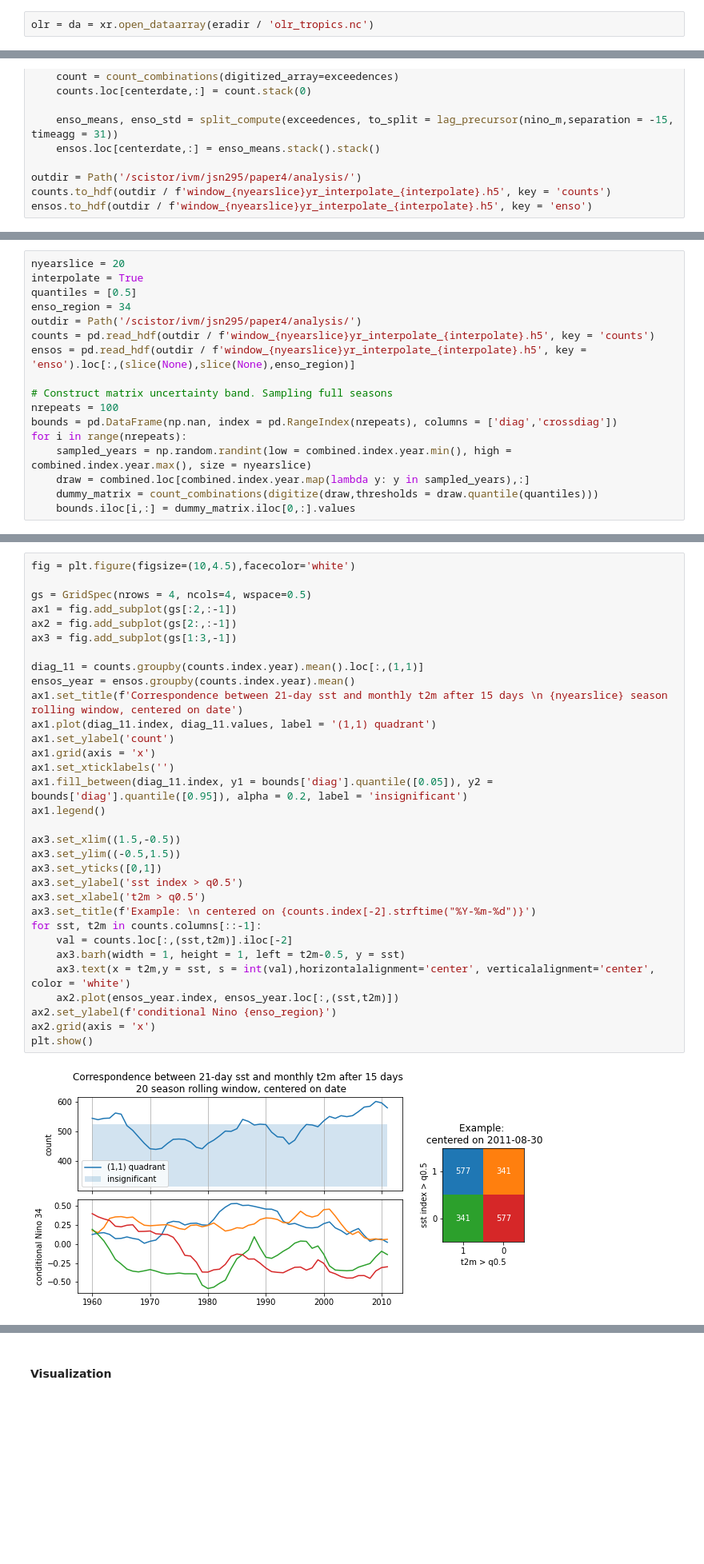
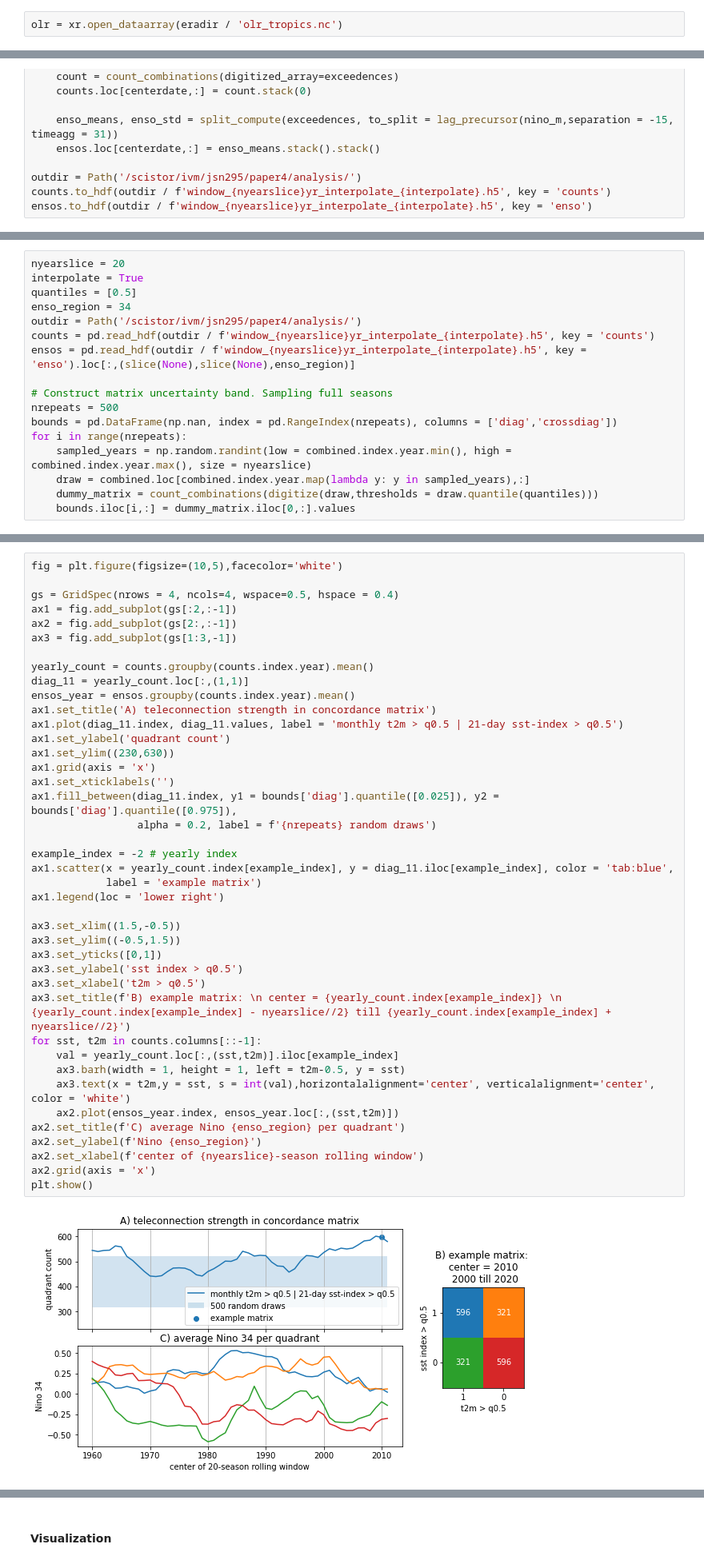
Before and after one commit to chiemvs/telegates, a Jupyter notebook: Explore.ipynb, the cells around one changed output, grey strips where cells are left out. Shown at 80% size. Saved outputs shown, nothing was run; the diff lists cells and outputs as text; blank space fills up the shorter version.

Commit message:
Computation of streamfunction composites after deseasonalizing. Not sure if devoid of remaining seasonality. Remake of the strength-trough-time figure. Possible to make it with line-segments.

```diff
--- a/Explore.ipynb
+++ b/Explore.ipynb
@@ -182,7 +181,7 @@ Not a lot of difference beyond 4th order fitting. (response needs 5th order. see
 
 Finding out the degree for OLR.
 # %%
-olr = da = xr.open_dataarray(eradir / 'olr_tropics.nc')
+olr = xr.open_dataarray(eradir / 'olr_tropics.nc')
 # %%
 fig, axes = plt.subplots(nrows = 2, figsize = (10,8))
 field = olr[:,-30:,:100]
@@ -1014,7 +1016,7 @@ counts = pd.read_hdf(outdir / f'window_{nyearslice}yr_interpolate_{interpolate}.
 ensos = pd.read_hdf(outdir / f'window_{nyearslice}yr_interpolate_{interpolate}.h5', key = 'enso').loc[:,(slice(None),slice(None),enso_region)]
 
 # Construct matrix uncertainty band. Sampling full seasons
-nrepeats = 100
+nrepeats = 500
 bounds = pd.DataFrame(np.nan, index = pd.RangeIndex(nrepeats), columns = ['diag','crossdiag'])
 for i in range(nrepeats):
     sampled_years = np.random.randint(low = combined.index.year.min(), high = combined.index.year.max(), size = nyearslice)
@@ -1024,34 +1037,43 @@ for i in range(nrepeats):
 # %%
-fig = plt.figure(figsize=(10,4.5),facecolor='white')
+fig = plt.figure(figsize=(10,5),facecolor='white')
 
-gs = GridSpec(nrows = 4, ncols=4, wspace=0.5)
+gs = GridSpec(nrows = 4, ncols=4, wspace=0.5, hspace = 0.4)
 ax1 = fig.add_subplot(gs[:2,:-1])
 ax2 = fig.add_subplot(gs[2:,:-1])
 ax3 = fig.add_subplot(gs[1:3,-1])
 
-diag_11 = counts.groupby(counts.index.year).mean().loc[:,(1,1)]
+yearly_count = counts.groupby(counts.index.year).mean()
+diag_11 = yearly_count.loc[:,(1,1)]
 ensos_year = ensos.groupby(counts.index.year).mean()
-ax1.set_title(f'Correspondence between 21-day sst and monthly t2m after 15 days \n {nyearslice} season rolling window, centered on date')
-ax1.plot(diag_11.index, diag_11.values, label = '(1,1) quadrant')
-ax1.set_ylabel('count')
+ax1.set_title('A) teleconnection strength in concordance matrix')
+ax1.plot(diag_11.index, diag_11.values, label = 'monthly t2m > q0.5 | 21-day sst-index > q0.5')
+ax1.set_ylabel('quadrant count')
+ax1.set_ylim((230,630))
 ax1.grid(axis = 'x')
 ax1.set_xticklabels('')
-ax1.fill_between(diag_11.index, y1 = bounds['diag'].quantile([0.05]), y2 = bounds['diag'].quantile([0.95]), alpha = 0.2, label = 'insignificant')
-ax1.legend()
+ax1.fill_between(diag_11.index, y1 = bounds['diag'].quantile([0.025]), y2 = bounds['diag'].quantile([0.975]),
+                 alpha = 0.2, label = f'{nrepeats} random draws')
+
+example_index = -2 # yearly index
+ax1.scatter(x = yearly_count.index[example_index], y = diag_11.iloc[example_index], color = 'tab:blue',
+            label = 'example matrix')
+ax1.legend(loc = 'lower right')
 
 ax3.set_xlim((1.5,-0.5))
 ax3.set_ylim((-0.5,1.5))
 ax3.set_yticks([0,1])
 ax3.set_ylabel('sst index > q0.5')
 ax3.set_xlabel('t2m > q0.5')
-ax3.set_title(f'Example: \n centered on {counts.index[-2].strftime("%Y-%m-%d")}')
+ax3.set_title(f'B) example matrix: \n center = {yearly_count.index[example_index]} \n {yearly_count.index[example_index] - nyearslice//2} till {yearly_count.index[example_index] + nyearslice//2}')
 for sst, t2m in counts.columns[::-1]:
-    val = counts.loc[:,(sst,t2m)].iloc[-2]
+    val = yearly_count.loc[:,(sst,t2m)].iloc[example_index]
     ax3.barh(width = 1, height = 1, left = t2m-0.5, y = sst)
     ax3.text(x = t2m,y = sst, s = int(val),horizontalalignment='center', verticalalignment='center', color = 'white')
     ax2.plot(ensos_year.index, ensos_year.loc[:,(sst,t2m)])
-ax2.set_ylabel(f'conditional Nino {enso_region}')
+ax2.set_title(f'C) average Nino {enso_region} per quadrant')
+ax2.set_ylabel(f'Nino {enso_region}')
+ax2.set_xlabel(f'center of {nyearslice}-season rolling window')
 ax2.grid(axis = 'x')
 plt.show()
 # %% [output]
-[figure, old version]
+[figure, new version]
```
Also changed, not shown: parts of 8 cells of this notebook, 2 other files.
